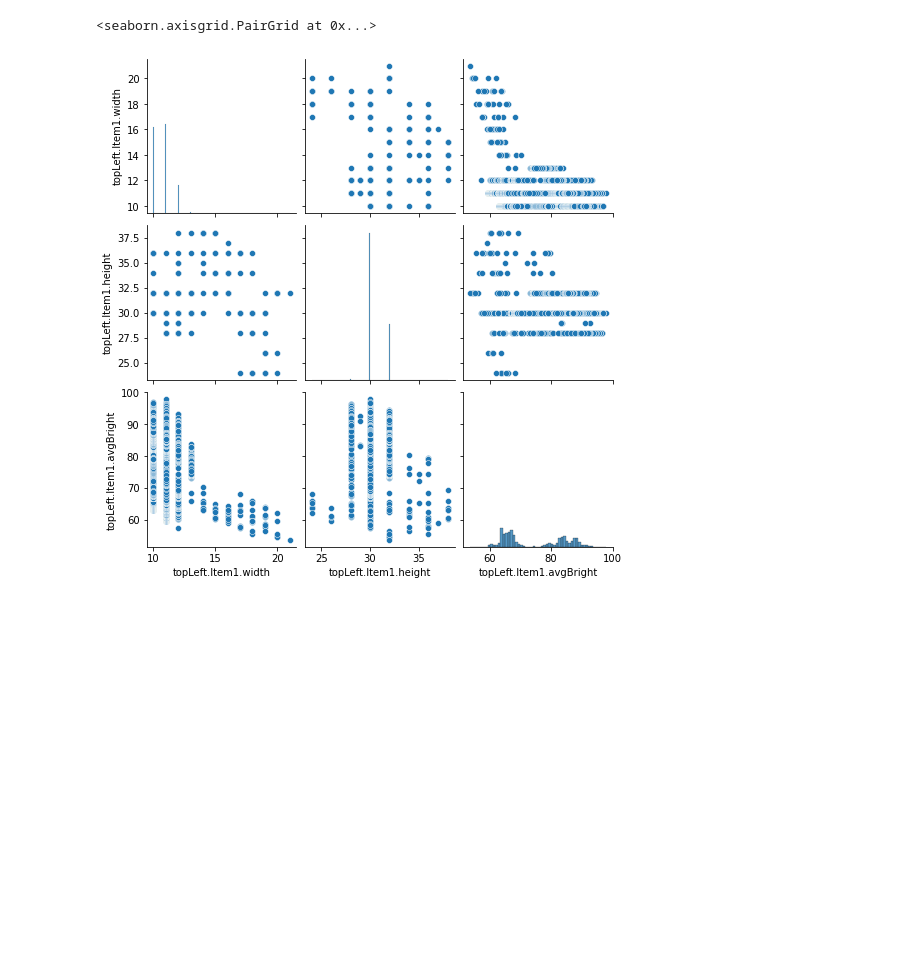
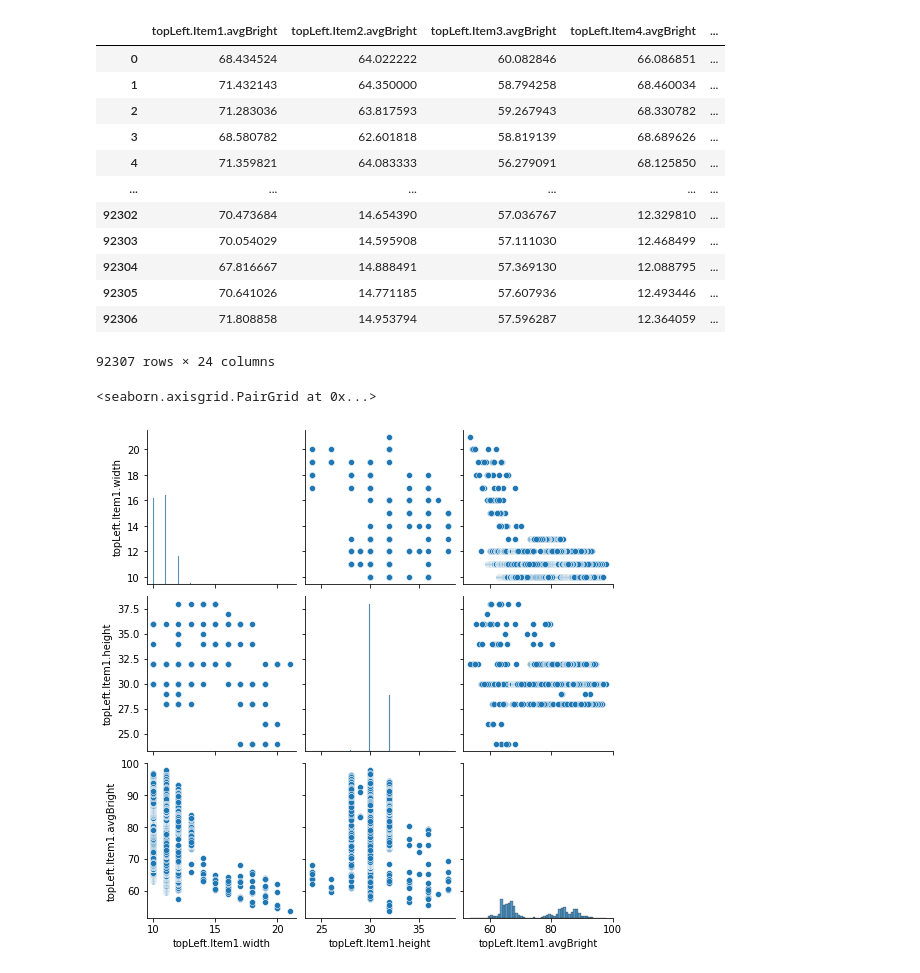
Before and after one commit to jmenzies280/embryo-monitoring, a Jupyter notebook: software/analysis/analysis_demo.ipynb, the cells around one changed output. Saved outputs shown, nothing was run; the diff lists cells and outputs as text; code cells hidden in the pictures; blank space fills up the shorter version.

```diff
--- a/software/analysis/analysis_demo.ipynb
+++ b/software/analysis/analysis_demo.ipynb
@@ -103,0 +110,16 @@ plt.plot(rolling["topLeft.Item1.height"][start:end])
+# %%
+brightData
+# %% [output]
+|  | topLeft.Item1.avgBright | topLeft.Item2.avgBright | topLeft.Item3.avgBright | topLeft.Item4.avgBright | ... |
+| 0 | 68.434524 | 64.022222 | 60.082846 | 66.086851 | ... |
+| 1 | 71.432143 | 64.350000 | 58.794258 | 68.460034 | ... |
+| 2 | 71.283036 | 63.817593 | 59.267943 | 68.330782 | ... |
+| 3 | 68.580782 | 62.601818 | 58.819139 | 68.689626 | ... |
+| 4 | 71.359821 | 64.083333 | 56.279091 | 68.125850 | ... |
+| ... | ... | ... | ... | ... | ... |
+| 92302 | 70.473684 | 14.654390 | 57.036767 | 12.329810 | ... |
+| 92303 | 70.054029 | 14.595908 | 57.111030 | 12.468499 | ... |
+| 92304 | 67.816667 | 14.888491 | 57.369130 | 12.088795 | ... |
+| 92305 | 70.641026 | 14.771185 | 57.607936 | 12.493446 | ... |
+| 92306 | 71.808858 | 14.953794 | 57.596287 | 12.364059 | ... |
+92307 rows × 24 columns
```
Also changed, not shown: parts of 10 cells of this notebook, 4 other files.
